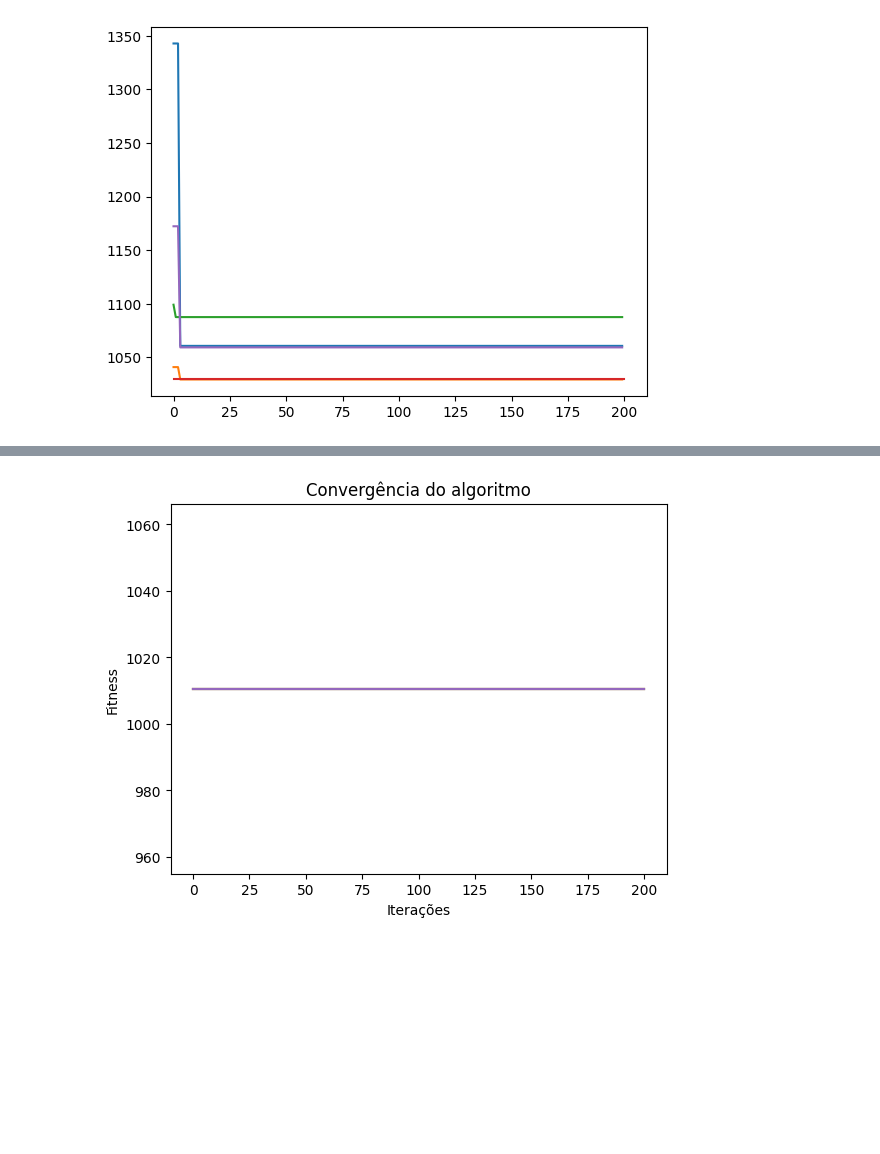
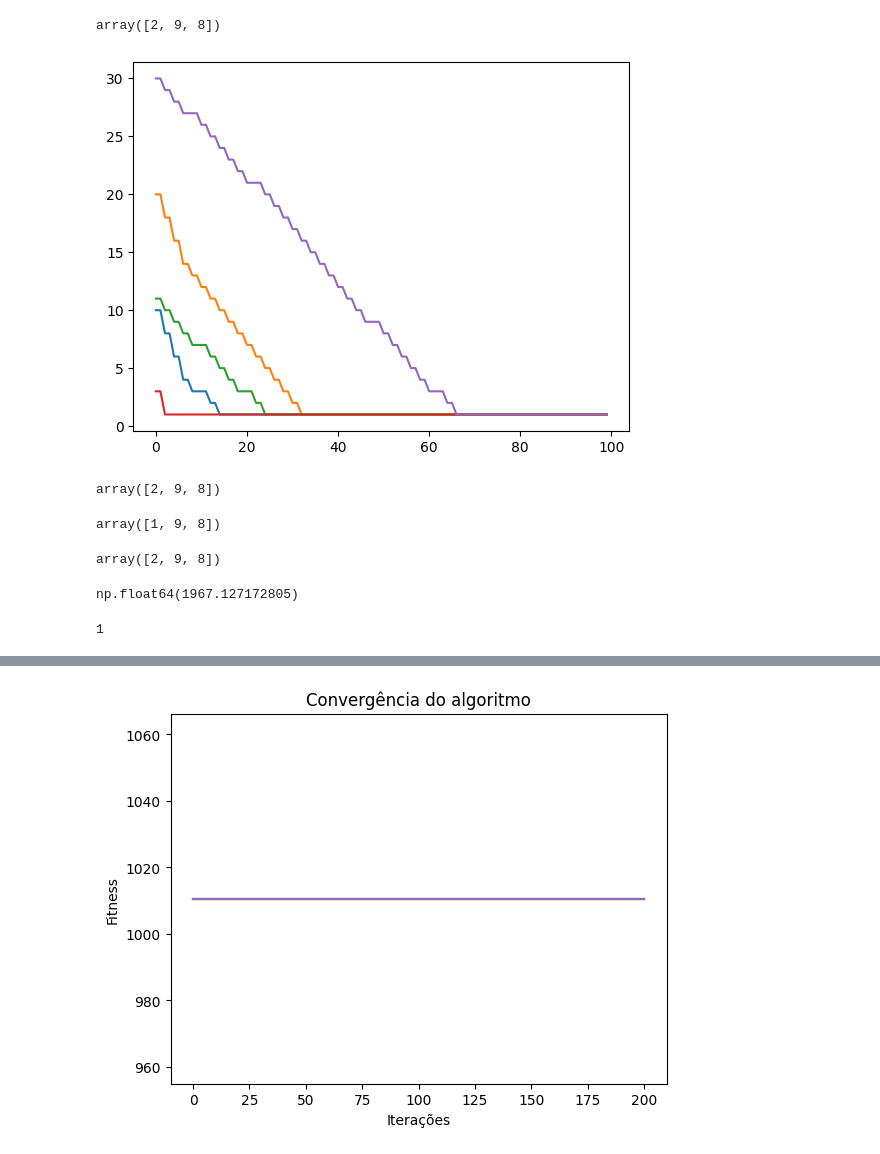
Before and after one commit to MatheusCascalho/teoria_decisao, a Jupyter notebook: rascunho_2.ipynb, the cells around one changed output, grey strips where cells are left out. Saved outputs shown, nothing was run; the diff lists cells and outputs as text; code cells hidden in the pictures; blank space fills up the shorter version.

```diff
--- a/rascunho_2.ipynb
+++ b/rascunho_2.ipynb
@@ -64,3 +64,43 @@ for _ in range(5):
 #                     wspace=0.4,
 #                     hspace=0.4)
 # plt.show()
+# %%
+def optimize(fobj, apply_constructive_heuristic=False):
+    historicos = []
+    for _ in range(5):
+        # Contador do número de soluções candidatas avaliadas
+        num_sol_avaliadas = 0
+
+        # Máximo número de soluções candidatas avaliadas
+        max_num_sol_avaliadas = 40e3
+
+        # Número de estruturas de vizinhanças definidas
+        kmax = 3
+
+        # Faz a leitura dos dados da instância do problema
+        prob_def = get_problem_definition()
+
+        # Gera solução inicial
+        x = sol_inicial(prob_def, apply_constructive_heuristic=apply_constructive_heuristic)
+
+        # Avalia solução inicial
+        x = fobj(x, prob_def)
+        num_sol_avaliadas += 1
+
+        # Armazena dados para plot
+        historico = history()
+        historico.update(x)
+
+        historico = BasicVNS(
+            prob_def=prob_def,
+            initial_solution=x,
+            objective_function=fobj,
+            max_iteration=max_num_sol_avaliadas,
+            historico=historico
+        )
+        historicos.append(historico)
+    return historicos
+# %%
+historicos = optimize(minimiza_distancias)
+for historico in historicos:
+    plt.plot(historico.fit)
@@ -67,5 +119,30 @@ for _ in range(5):
+# %%
+historicos[0].sol[-1].equipe_base
+# %% [output]
+array([2, 9, 8])
 # %%
-for historico in historicos:
-    plt.plot(historico.fit)
+historicos_equilibrio = optimize(equilibrio_ativos)
+for historico in historicos_equilibrio:
+    plt.plot(historico.fit[:100])
 # %% [output]
-[figure, old version]
+[figure, new version]
+# %%
+historicos[0].sol[-1].equipe_base
+# %% [output]
+array([2, 9, 8])
+# %%
+historicos_equilibrio[0].sol[-1].equipe_base
+# %% [output]
+array([1, 9, 8])
+# %%
+historicos[0].sol[-1].equipe_base
+# %% [output]
+array([2, 9, 8])
+# %%
+historicos[0].sol[-1].fitness
+# %% [output]
+np.float64(1967.127172805)
+# %%
+historicos_equilibrio[0].sol[-1].fitness
+# %% [output]
+1
```
Also changed, not shown: parts of 15 cells of this notebook, 1 other file.
